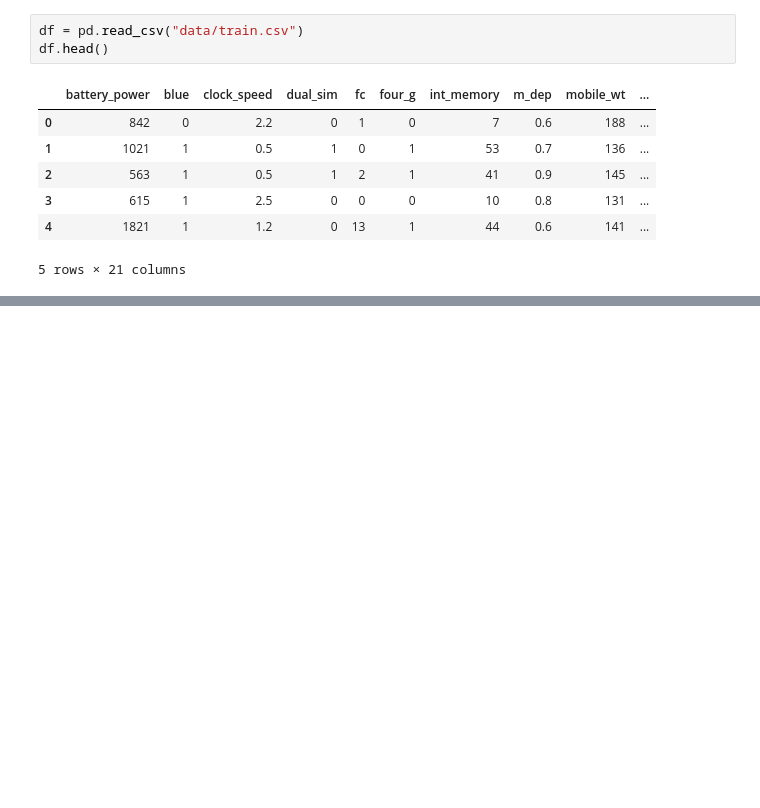
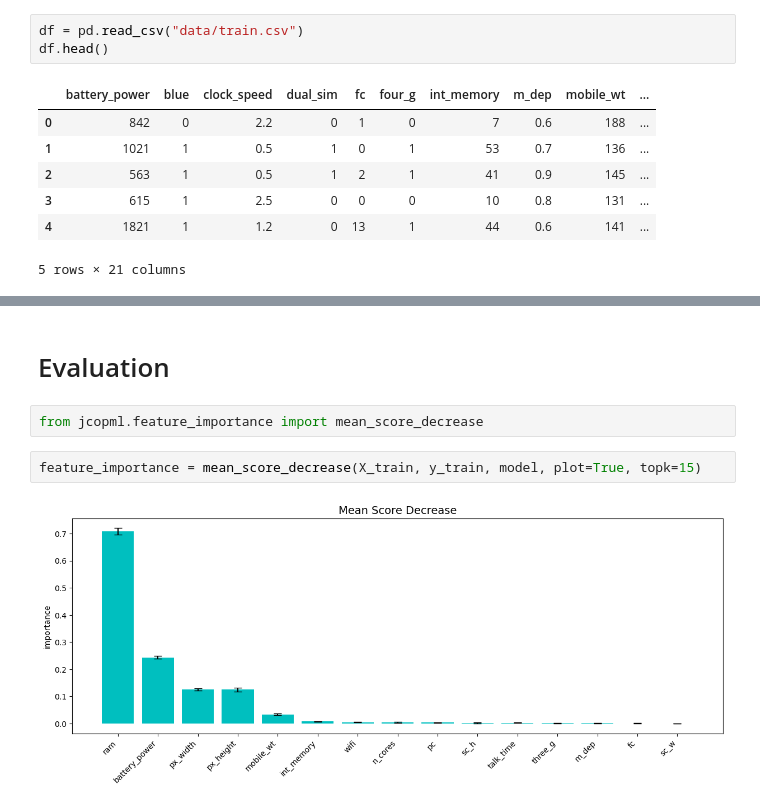
Before and after one commit to HekalMaulana/mobile_price_predict, a Jupyter notebook: model_1.ipynb, the cells around one changed output, grey strips where cells are left out. Drawn from its saved outputs; the diff is of its cells as text; blank space fills up the shorter version.

```diff
--- a/model_1.ipynb
+++ b/model_1.ipynb
@@ -21,0 +86,8 @@ df.head()
+# %% [markdown]
+# Evaluation
+# %%
+from jcopml.feature_importance import mean_score_decrease
+# %%
+feature_importance = mean_score_decrease(X_train, y_train, model, plot=True, topk=15)
+# %% [output]
+[figure, added]
```
Also changed, not shown: parts of 16 cells of this notebook.
